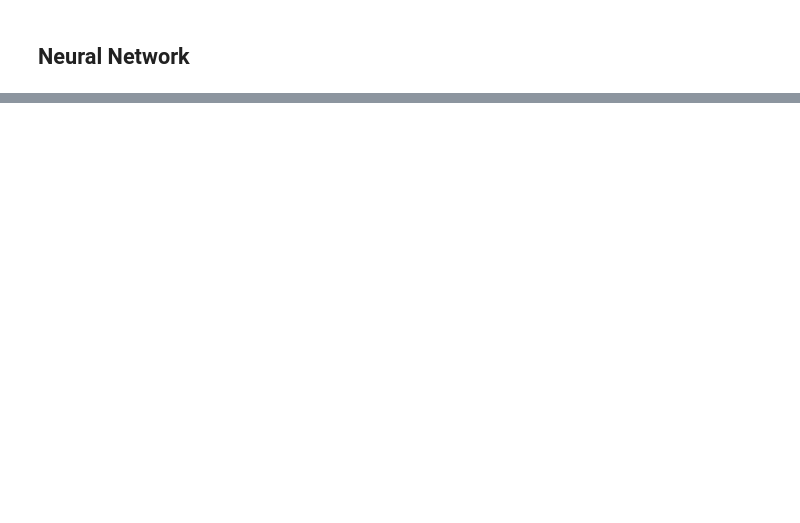
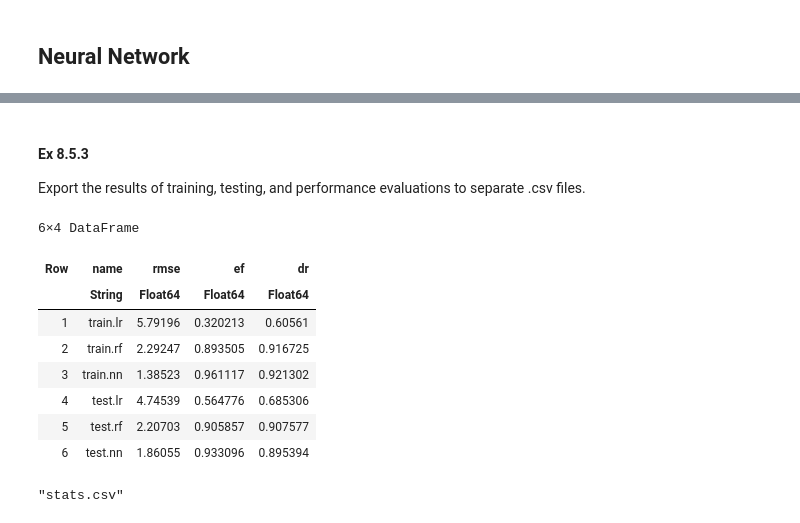
Before and after one commit to uwkimlab/plant_modeling, a Jupyter notebook: labs/L08_Machine_learning/L08-MLJ.ipynb, the cells around one changed output, grey strips where cells are left out. Cells and saved outputs as stored; diff of their text form; code cells hidden in the pictures; blank space fills up the shorter version.

```diff
--- a/labs/L08_Machine_learning/L08-MLJ.ipynb
+++ b/labs/L08_Machine_learning/L08-MLJ.ipynb
@@ -264,0 +412,2 @@ Machine{NeuralNetworkRegressor{GenericBuilder{#3#4},…},…} @262 trained 0 tim
+# %%
+nn_mach = machine(pipe, X, y)
@@ -275,2 +438,0 @@ Machine{NeuralNetworkRegressor{GenericBuilder{#3#4},…},…} @262 trained 1 tim
-# %%
-fitted_params(nn_mach).chain
@@ -318,0 +503,6 @@ rmse(nn_ŷ_test, y[test])
+# %%
+stats_train = calculate(y[train],
+    "train.lr" => lr_ŷ_train,
+    "train.rf" => rf_ŷ_train,
+    "train.nn" => nn_ŷ_train,
+)
@@ -318,0 +520,6 @@ rmse(nn_ŷ_test, y[test])
+# %%
+stats_test = calculate(y[test],
+    "test.lr" => lr_ŷ_test,
+    "test.rf" => rf_ŷ_test,
+    "test.nn" => nn_ŷ_test,
+)
@@ -318,0 +533,20 @@ rmse(nn_ŷ_test, y[test])
+# %% [markdown]
+#### Ex 8.5.3
+
+Export the results of training, testing, and performance evaluations to separate .csv files.
+# %%
+stats = [stats_train; stats_test]
+# %% [output]
+6×4 DataFrame
+| Row | name | rmse | ef | dr |
+|  | String | Float64 | Float64 | Float64 |
+| 1 | train.lr | 5.79196 | 0.320213 | 0.60561 |
+| 2 | train.rf | 2.29247 | 0.893505 | 0.916725 |
+| 3 | train.nn | 1.38523 | 0.961117 | 0.921302 |
+| 4 | test.lr | 4.74539 | 0.564776 | 0.685306 |
+| 5 | test.rf | 2.20703 | 0.905857 | 0.907577 |
+| 6 | test.nn | 1.86055 | 0.933096 | 0.895394 |
+# %%
+CSV.write("stats.csv", stats)
+# %% [output]
+"stats.csv"
```
Also changed, not shown: parts of 90 cells of this notebook.
